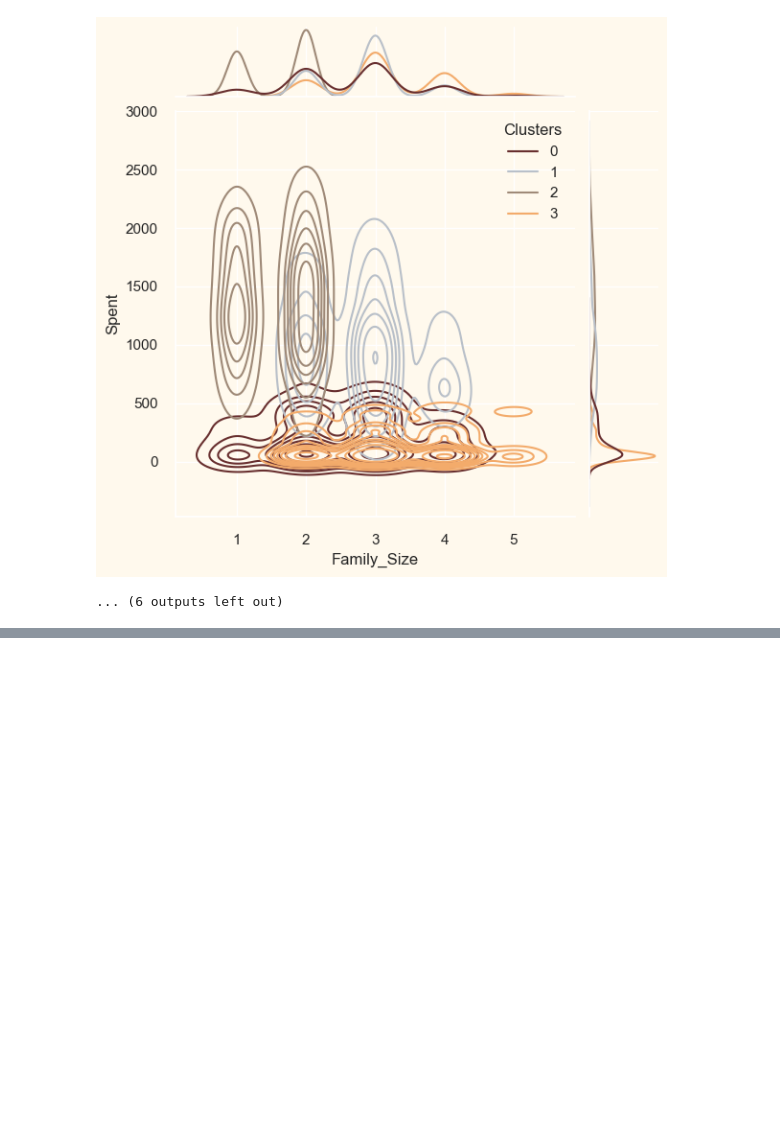
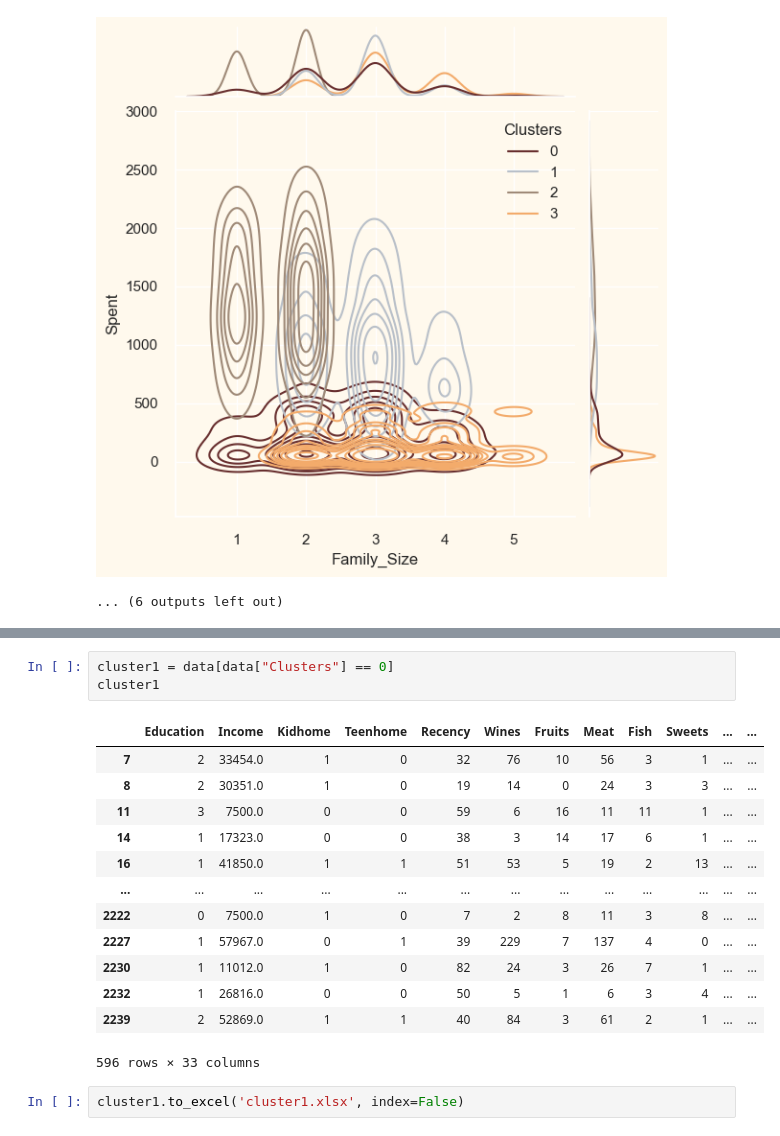
Before and after one commit to baohuy2209/customer-segmentation, a Jupyter notebook: k-means.ipynb, the cells around one changed output, grey strips where cells are left out. Saved outputs shown, nothing was run; the diff lists cells and outputs as text; blank space fills up the shorter version.

```diff
--- a/k-means.ipynb
+++ b/k-means.ipynb
@@ -595,0 +608,19 @@ for i in Personal:
+# %%
+cluster1 = data[data["Clusters"] == 0]
+cluster1
+# %% [output]
+|  | Education | Income | Kidhome | Teenhome | Recency | Wines | Fruits | Meat | Fish | Sweets | ... | ... |
+| 7 | 2 | 33454.0 | 1 | 0 | 32 | 76 | 10 | 56 | 3 | 1 | ... | ... |
+| 8 | 2 | 30351.0 | 1 | 0 | 19 | 14 | 0 | 24 | 3 | 3 | ... | ... |
+| 11 | 3 | 7500.0 | 0 | 0 | 59 | 6 | 16 | 11 | 11 | 1 | ... | ... |
+| 14 | 1 | 17323.0 | 0 | 0 | 38 | 3 | 14 | 17 | 6 | 1 | ... | ... |
+| 16 | 1 | 41850.0 | 1 | 1 | 51 | 53 | 5 | 19 | 2 | 13 | ... | ... |
+| ... | ... | ... | ... | ... | ... | ... | ... | ... | ... | ... | ... | ... |
+| 2222 | 0 | 7500.0 | 1 | 0 | 7 | 2 | 8 | 11 | 3 | 8 | ... | ... |
+| 2227 | 1 | 57967.0 | 0 | 1 | 39 | 229 | 7 | 137 | 4 | 0 | ... | ... |
+| 2230 | 1 | 11012.0 | 1 | 0 | 82 | 24 | 3 | 26 | 7 | 1 | ... | ... |
+| 2232 | 1 | 26816.0 | 0 | 0 | 50 | 5 | 1 | 6 | 3 | 4 | ... | ... |
+| 2239 | 2 | 52869.0 | 1 | 1 | 40 | 84 | 3 | 61 | 2 | 1 | ... | ... |
+596 rows × 33 columns
+# %%
+cluster1.to_excel('cluster1.xlsx', index=False)
```
Also changed, not shown: parts of 9 cells of this notebook, 4 other files.
